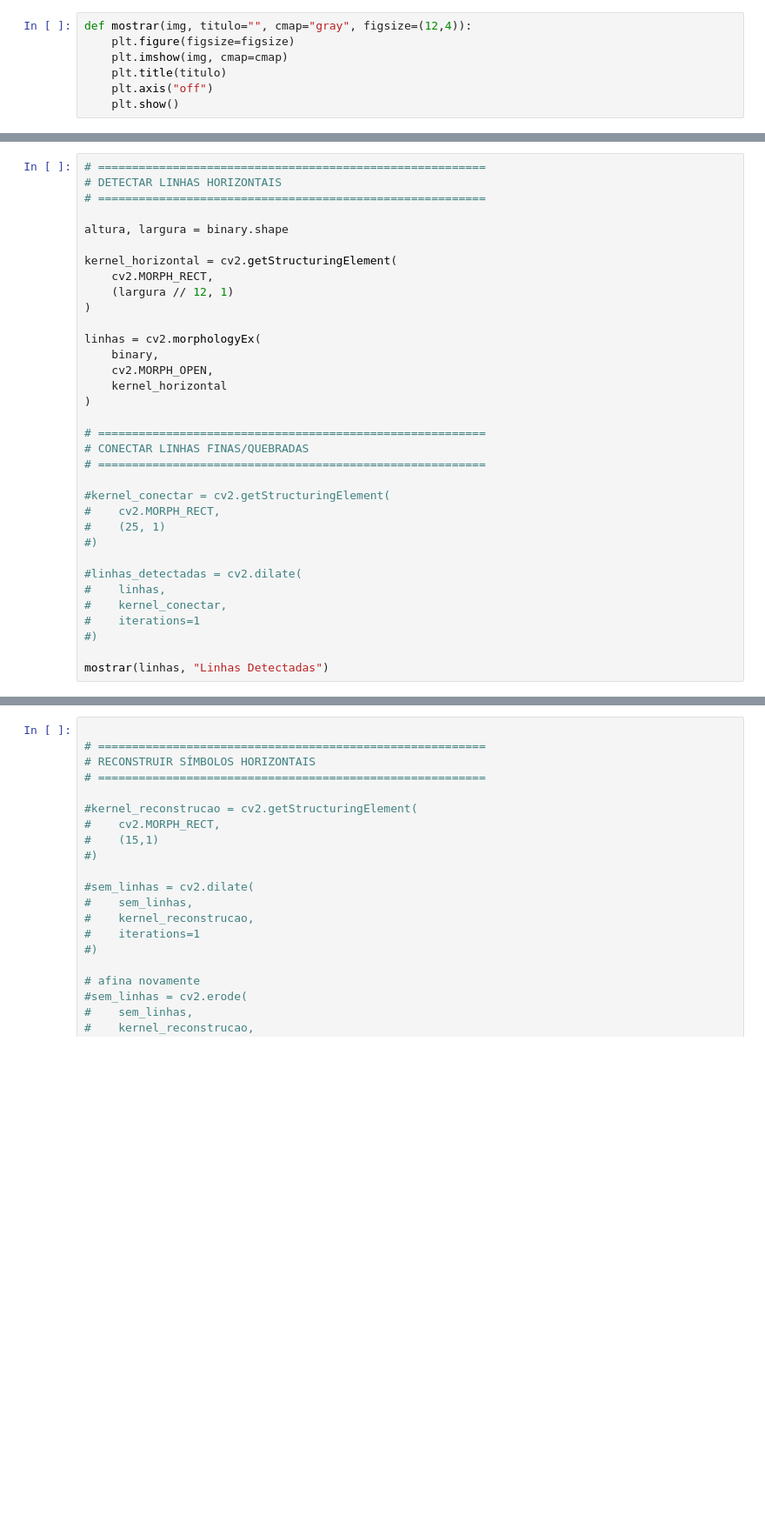
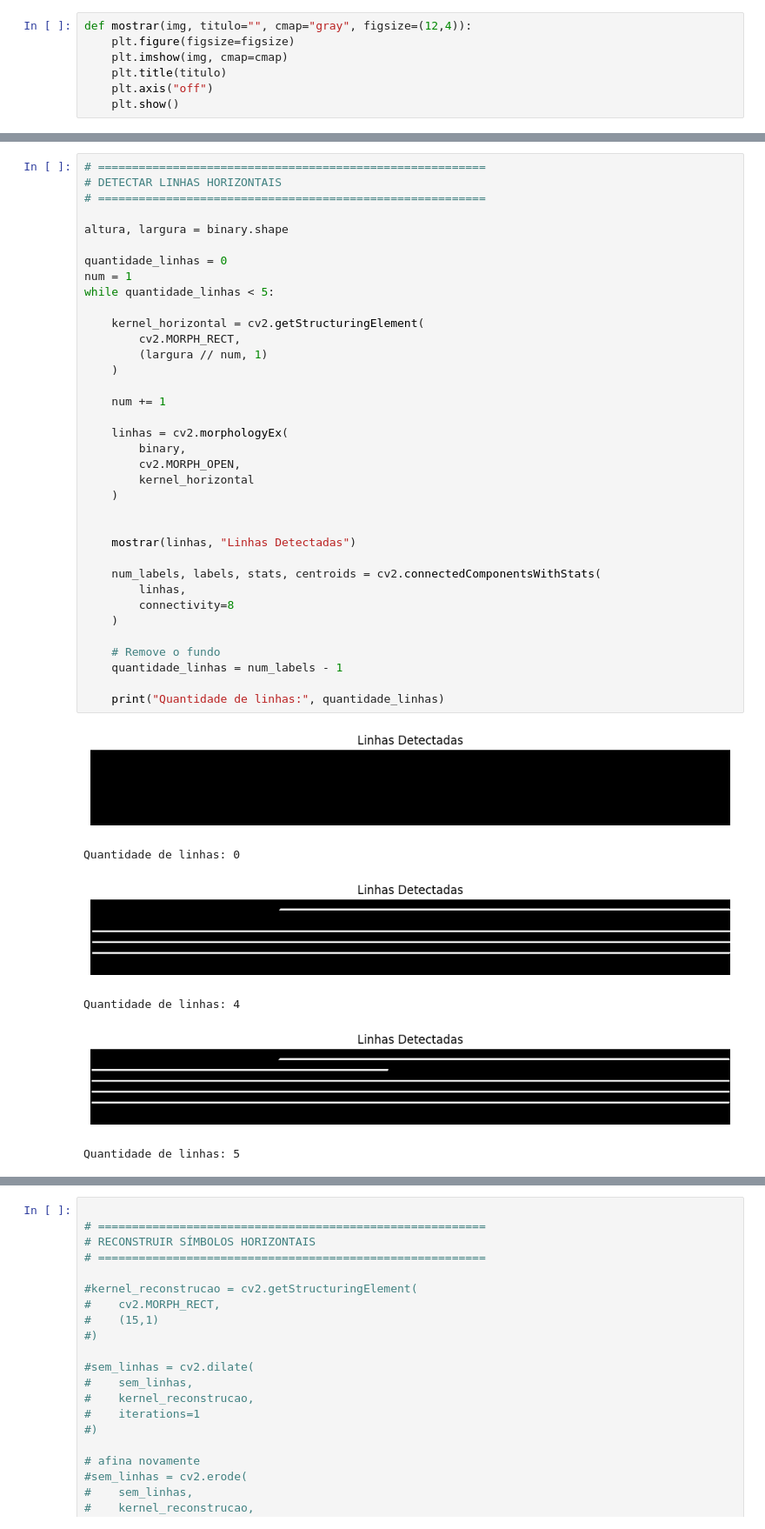
Before and after one commit to AertySantos/notacao_wisard, a Jupyter notebook: cortev.ipynb, the cells around one changed output, grey strips where cells are left out. Shown at 87% size. Saved outputs shown, nothing was run; the diff lists cells and outputs as text; blank space fills up the shorter version.

```diff
--- a/cortev.ipynb
+++ b/cortev.ipynb
@@ -66,35 +65,44 @@ Error:
 # %%
 # =========================================================
 # DETECTAR LINHAS HORIZONTAIS
 # =========================================================
 
 altura, largura = binary.shape
 
-kernel_horizontal = cv2.getStructuringElement(
-    cv2.MORPH_RECT,
-    (largura // 12, 1)
-)
+quantidade_linhas = 0
+num = 1
+while quantidade_linhas < 5:
 
-linhas = cv2.morphologyEx(
-    binary,
-    cv2.MORPH_OPEN,
-    kernel_horizontal
-)
+    kernel_horizontal = cv2.getStructuringElement(
+        cv2.MORPH_RECT,
+        (largura // num, 1)
+    )
 
-# =========================================================
-# CONECTAR LINHAS FINAS/QUEBRADAS
-# =========================================================
+    num += 1
 
-#kernel_conectar = cv2.getStructuringElement(
-#    cv2.MORPH_RECT,
-#    (25, 1)
-#)
+    linhas = cv2.morphologyEx(
+        binary,
+        cv2.MORPH_OPEN,
+        kernel_horizontal
+    )
 
-#linhas_detectadas = cv2.dilate(
-#    linhas,
-#    kernel_conectar,
-#    iterations=1
-#)
 
-mostrar(linhas, "Linhas Detectadas")
+    mostrar(linhas, "Linhas Detectadas")
+
+    num_labels, labels, stats, centroids = cv2.connectedComponentsWithStats(
+        linhas,
+        connectivity=8
+    )
+
+    # Remove o fundo
+    quantidade_linhas = num_labels - 1
+
+    print("Quantidade de linhas:", quantidade_linhas)
+# %% [output]
+[figure, added]
+Quantidade de linhas: 0
+[figure, added]
+Quantidade de linhas: 4
+[figure, added]
+Quantidade de linhas: 5
 # %%
```
Also changed, not shown: parts of 6 cells of this notebook, 4 other files.
